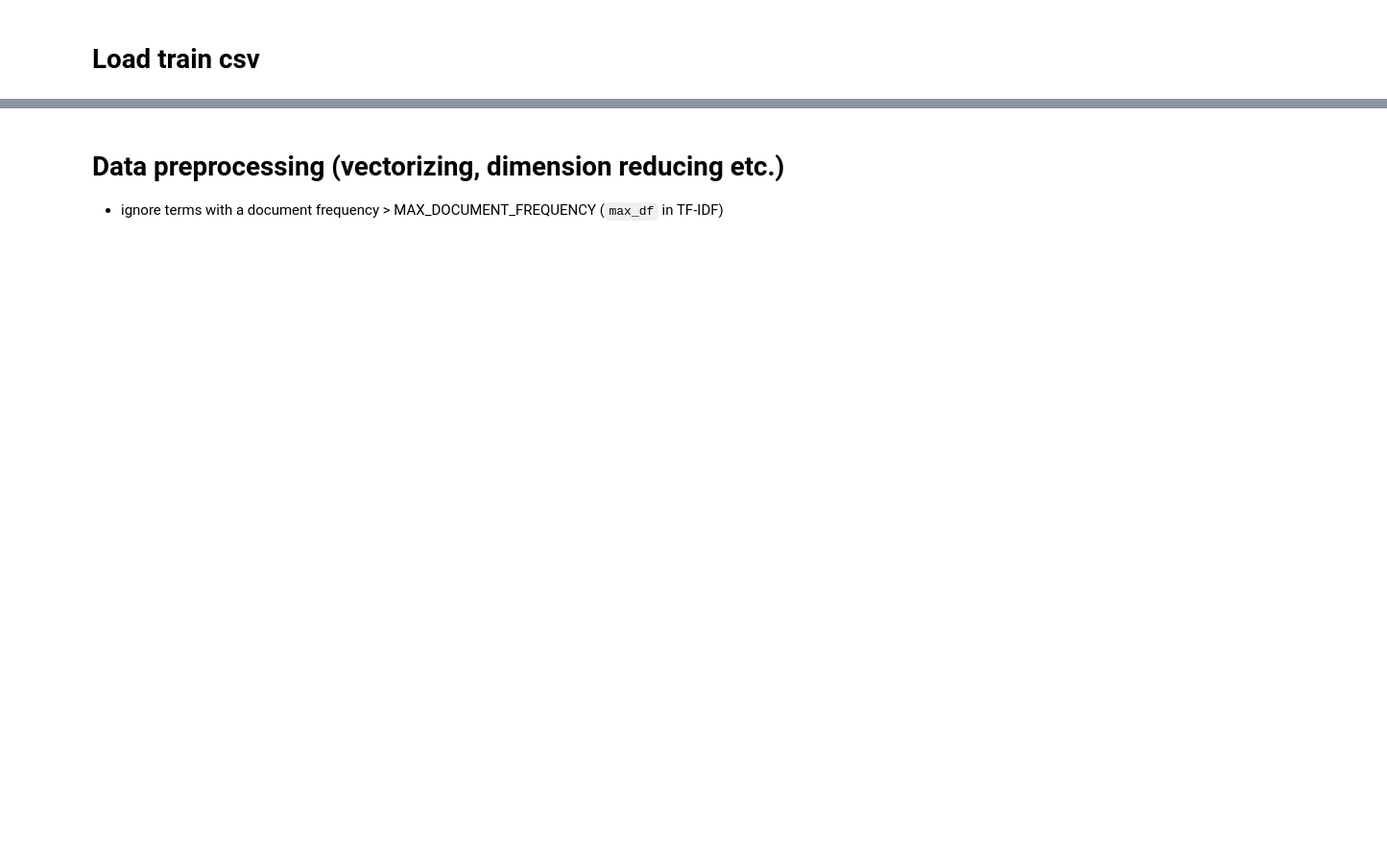
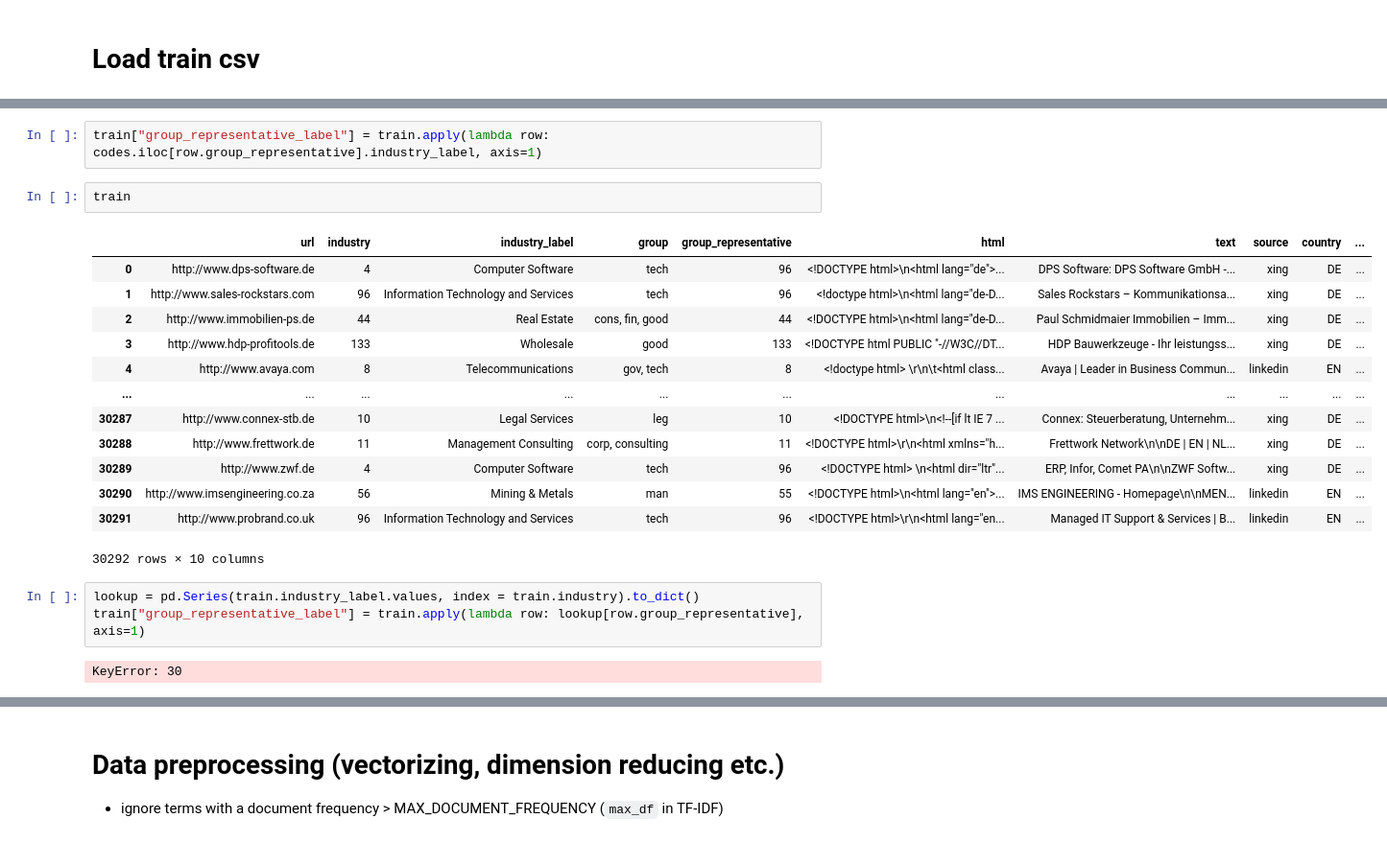
Before and after one commit to realjanpaulus/industryhtml, a Jupyter notebook: notebooks/classify_industries.ipynb, the cells around one changed output, grey strips where cells are left out. Shown at 96% size. Drawn from its saved outputs; the diff is of its cells as text; blank space fills up the shorter version.

```diff
--- a/notebooks/classify_industries.ipynb
+++ b/notebooks/classify_industries.ipynb
@@ -153,0 +166,23 @@ Wall time: 9.25 s
+# %%
+train["group_representative_label"] = train.apply(lambda row: codes.iloc[row.group_representative].industry_label, axis=1)
+# %%
+train
+# %% [output]
+|  | url | industry | industry_label | group | group_representative | html | text | source | country | ... |
+| 0 | http://www.dps-software.de | 4 | Computer Software | tech | 96 | <!DOCTYPE html>\n<html lang="de">... | DPS Software: DPS Software GmbH -... | xing | DE | ... |
+| 1 | http://www.sales-rockstars.com | 96 | Information Technology and Services | tech | 96 | <!doctype html>\n<html lang="de-D... | Sales Rockstars – Kommunikationsa... | xing | DE | ... |
+| 2 | http://www.immobilien-ps.de | 44 | Real Estate | cons, fin, good | 44 | <!DOCTYPE html>\n<html lang="de-D... | Paul Schmidmaier Immobilien – Imm... | xing | DE | ... |
+| 3 | http://www.hdp-profitools.de | 133 | Wholesale | good | 133 | <!DOCTYPE html PUBLIC "-//W3C//DT... | HDP Bauwerkzeuge - Ihr leistungss... | xing | DE | ... |
+| 4 | http://www.avaya.com | 8 | Telecommunications | gov, tech | 8 | <!doctype html> \r\n\t<html class... | Avaya | Leader in Business Commun... | linkedin | EN | ... |
+| ... | ... | ... | ... | ... | ... | ... | ... | ... | ... | ... |
+| 30287 | http://www.connex-stb.de | 10 | Legal Services | leg | 10 | <!DOCTYPE html>\n<!--[if lt IE 7 ... | Connex: Steuerberatung, Unternehm... | xing | DE | ... |
+| 30288 | http://www.frettwork.de | 11 | Management Consulting | corp, consulting | 11 | <!DOCTYPE html>\r\n<html xmlns="h... | Frettwork Network\n\nDE | EN | NL... | xing | DE | ... |
+| 30289 | http://www.zwf.de | 4 | Computer Software | tech | 96 | <!DOCTYPE html> \n<html dir="ltr"... | ERP, Infor, Comet PA\n\nZWF Softw... | xing | DE | ... |
+| 30290 | http://www.imsengineering.co.za | 56 | Mining & Metals | man | 55 | <!DOCTYPE html>\n<html lang="en">... | IMS ENGINEERING - Homepage\n\nMEN... | linkedin | EN | ... |
+| 30291 | http://www.probrand.co.uk | 96 | Information Technology and Services | tech | 96 | <!DOCTYPE html>\r\n<html lang="en... | Managed IT Support & Services | B... | linkedin | EN | ... |
+30292 rows × 10 columns
+# %%
+lookup = pd.Series(train.industry_label.values, index = train.industry).to_dict()
+train["group_representative_label"] = train.apply(lambda row: lookup[row.group_representative], axis=1)
+# %% [output]
+KeyError: 30
```
Also changed, not shown: parts of 32 cells of this notebook, 6 other files.
